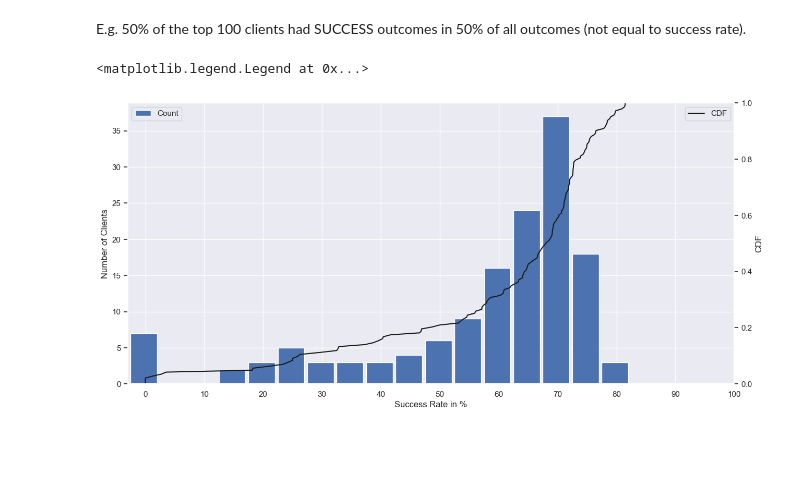
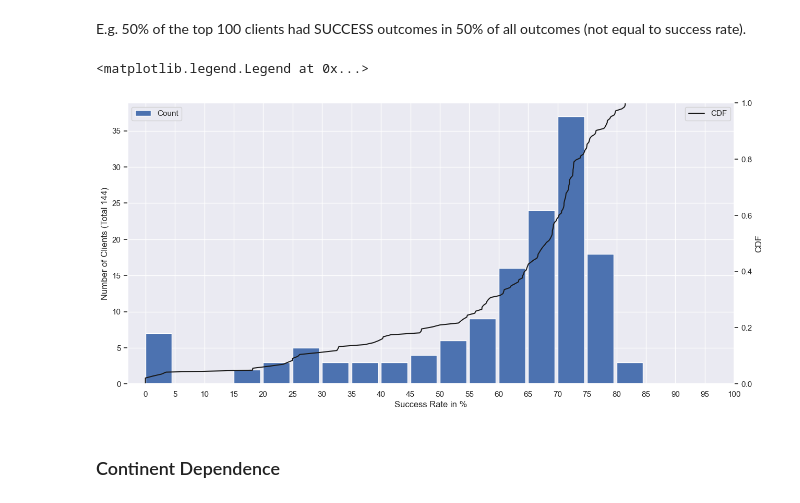
Before and after one commit to libp2p/punchr, a Jupyter notebook: analysis/2023-01-16-report-analysis.ipynb, the cells around one changed output. Saved outputs shown, nothing was run; the diff lists cells and outputs as text; code cells hidden in the pictures; blank space fills up the shorter version.

```diff
--- a/analysis/2023-01-16-report-analysis.ipynb
+++ b/analysis/2023-01-16-report-analysis.ipynb
@@ -517,23 +604,26 @@ ax.legend()
 # %% [markdown]
 E.g. 50% of the top 100 clients had SUCCESS outcomes in 50% of all outcomes (not equal to success rate).
 # %%
+## TODO: filter peers with <1k punches?
 pt["SUCCESS_RATE_PCT"] = 100 * pt["SUCCESS"] / (pt["SUCCESS"] + pt["FAILED"])
 data = cdf(pt.dropna()["SUCCESS_RATE_PCT"])
 
 fig, ax = plt.subplots(figsize=[15, 7])
-ax.hist(pt.dropna()["SUCCESS_RATE_PCT"], bins=np.arange(0, 100, 5), width=4.5, align="left", label="Count")
+ax.hist(pt.dropna()["SUCCESS_RATE_PCT"], bins=np.arange(0, 100, 5), width=4.5, label="Count")
 ax.set_xlim(-3, 100)
-ax.set_xticks(np.arange(0, 110, 10))
+ax.set_xticks(np.arange(0, 105, 5))
 ax.set_xlabel("Success Rate in %")
-ax.set_ylabel("Number of Clients")
+ax.set_ylabel(f"Number of Clients (Total {len(data)})")
 ax.legend(loc="upper left")
 
 twinax = ax.twinx()
 twinax.plot(data["SUCCESS_RATE_PCT"], data["cdf"], color="k", label="CDF")
 twinax.grid(False)
 twinax.set_ylabel("CDF")
 twinax.set_ylim(0, 1)
 twinax.legend(loc="upper right")
 # %% [output]
 <matplotlib.legend.Legend at 0x...>
-[figure, old version]
+[figure, new version]
+# %% [markdown]
+### Continent Dependence
```
Also changed, not shown: parts of 43 cells of this notebook.
